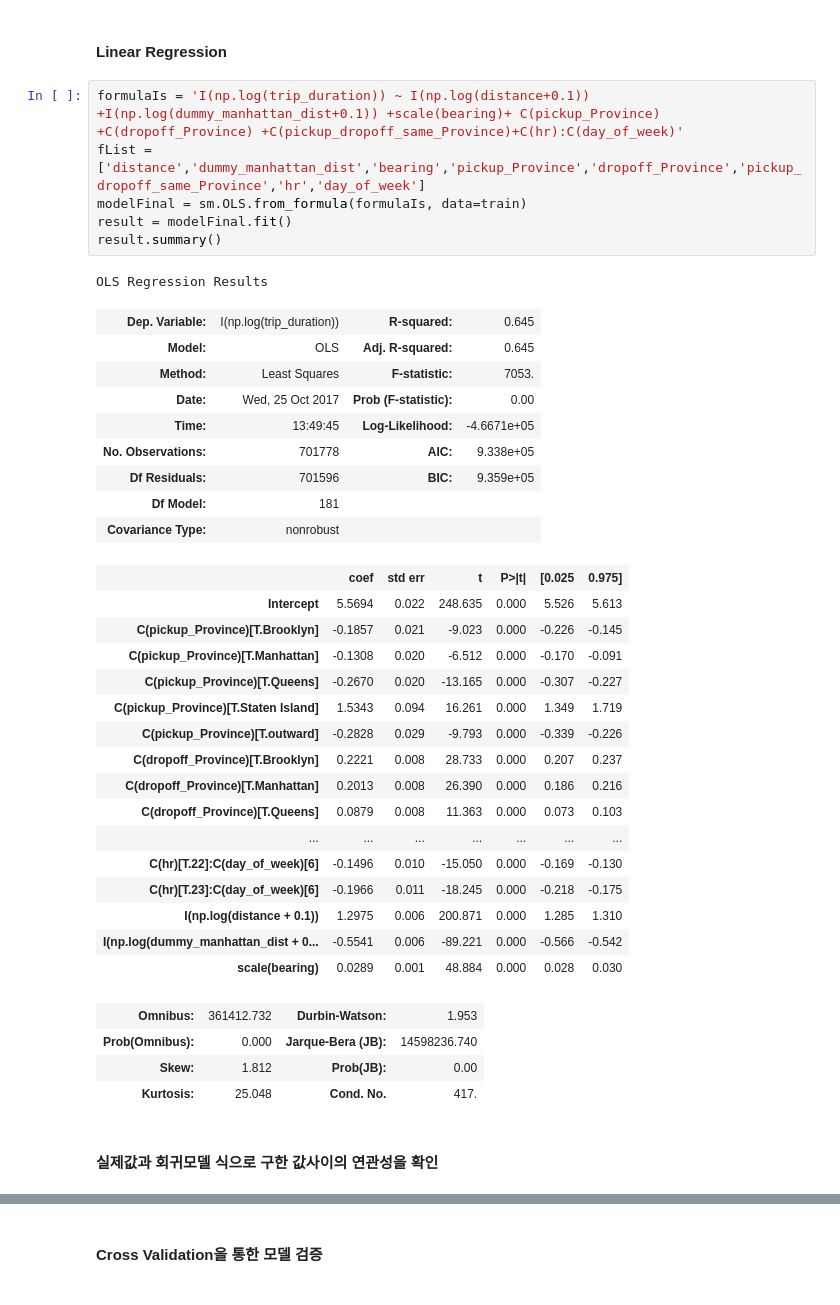
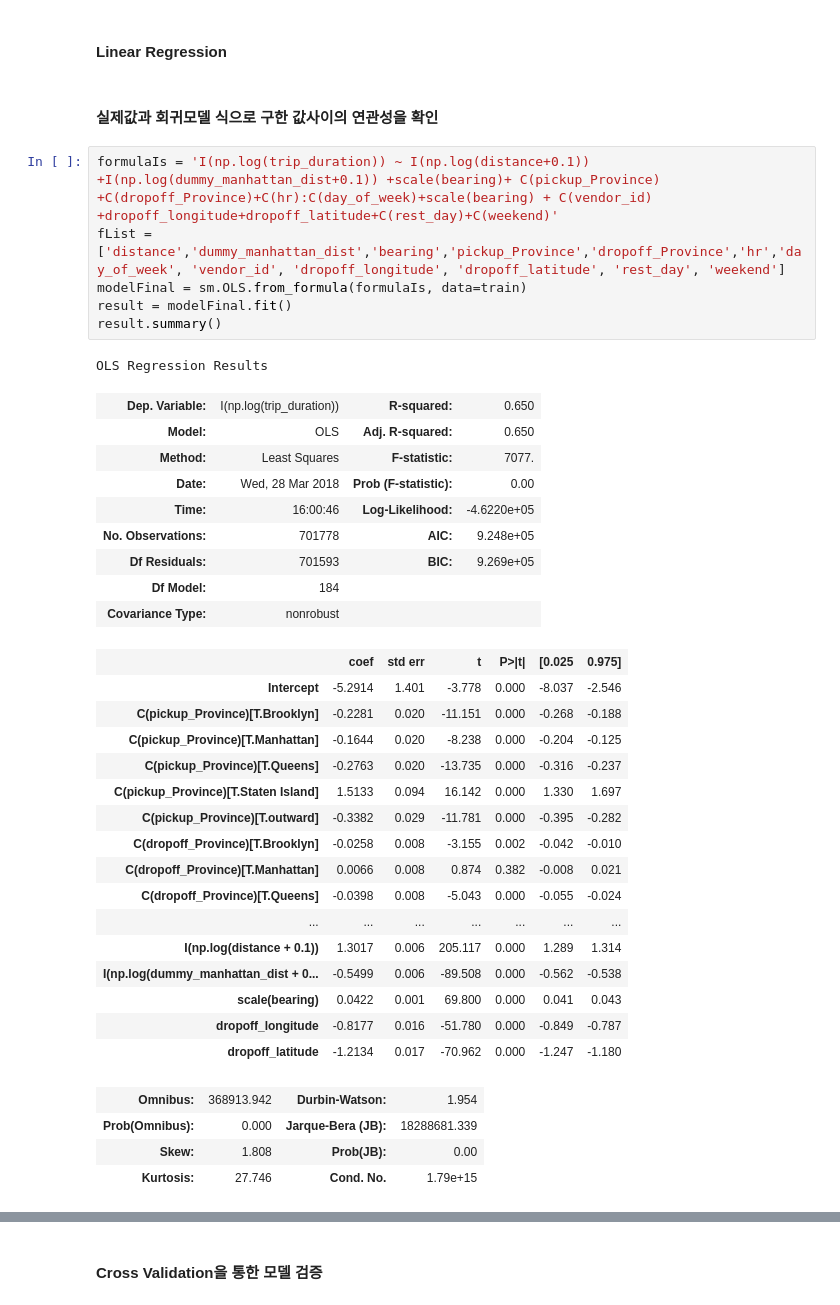
Before and after one commit to buenhyden/TeamProject_Linear_Regression, a Jupyter notebook: Linear_Regression_Analysis_Sigma_2nd.ipynb, the cells around one changed output, grey strips where cells are left out. Saved outputs shown, nothing was run; the diff lists cells and outputs as text.

```diff
--- a/Linear_Regression_Analysis_Sigma_2nd.ipynb
+++ b/Linear_Regression_Analysis_Sigma_2nd.ipynb
@@ -86,44 +71,44 @@ sm.stats.anova_lm(result1, typ=2)
 # %% [markdown]
 #### Linear Regression
-# %%
-formulaIs = 'I(np.log(trip_duration)) ~ I(np.log(distance+0.1)) +I(np.log(dummy_manhattan_dist+0.1)) +scale(bearing)+ C(pickup_Province) +C(dropoff_Province) +C(pickup_dropoff_same_Province)+C(hr):C(day_of_week)'
-fList = ['distance','dummy_manhattan_dist','bearing','pickup_Province','dropoff_Province','pickup_dropoff_same_Province','hr','day_of_week']
-modelFinal = sm.OLS.from_formula(formulaIs, data=train)
-result = modelFinal.fit()
-result.summary()
-# %% [output]
-OLS Regression Results
-| Dep. Variable: | I(np.log(trip_duration)) | R-squared: | 0.645 |
-| Model: | OLS | Adj. R-squared: | 0.645 |
-| Method: | Least Squares | F-statistic: | 7053. |
-| Date: | Wed, 25 Oct 2017 | Prob (F-statistic): | 0.00 |
-| Time: | 13:49:45 | Log-Likelihood: | -4.6671e+05 |
-| No. Observations: | 701778 | AIC: | 9.338e+05 |
-| Df Residuals: | 701596 | BIC: | 9.359e+05 |
-| Df Model: | 181 |  |  |
-| Covariance Type: | nonrobust |  |  |
-|  | coef | std err | t | P>|t| | [0.025 | 0.975] |
-| Intercept | 5.5694 | 0.022 | 248.635 | 0.000 | 5.526 | 5.613 |
-| C(pickup_Province)[T.Brooklyn] | -0.1857 | 0.021 | -9.023 | 0.000 | -0.226 | -0.145 |
-| C(pickup_Province)[T.Manhattan] | -0.1308 | 0.020 | -6.512 | 0.000 | -0.170 | -0.091 |
-| C(pickup_Province)[T.Queens] | -0.2670 | 0.020 | -13.165 | 0.000 | -0.307 | -0.227 |
-| C(pickup_Province)[T.Staten Island] | 1.5343 | 0.094 | 16.261 | 0.000 | 1.349 | 1.719 |
-| C(pickup_Province)[T.outward] | -0.2828 | 0.029 | -9.793 | 0.000 | -0.339 | -0.226 |
-| C(dropoff_Province)[T.Brooklyn] | 0.2221 | 0.008 | 28.733 | 0.000 | 0.207 | 0.237 |
-| C(dropoff_Province)[T.Manhattan] | 0.2013 | 0.008 | 26.390 | 0.000 | 0.186 | 0.216 |
-| C(dropoff_Province)[T.Queens] | 0.0879 | 0.008 | 11.363 | 0.000 | 0.073 | 0.103 |
-| ... | ... | ... | ... | ... | ... | ... |
-| C(hr)[T.22]:C(day_of_week)[6] | -0.1496 | 0.010 | -15.050 | 0.000 | -0.169 | -0.130 |
-| C(hr)[T.23]:C(day_of_week)[6] | -0.1966 | 0.011 | -18.245 | 0.000 | -0.218 | -0.175 |
-| I(np.log(distance + 0.1)) | 1.2975 | 0.006 | 200.871 | 0.000 | 1.285 | 1.310 |
-| I(np.log(dummy_manhattan_dist + 0... | -0.5541 | 0.006 | -89.221 | 0.000 | -0.566 | -0.542 |
-| scale(bearing) | 0.0289 | 0.001 | 48.884 | 0.000 | 0.028 | 0.030 |
-| Omnibus: | 361412.732 | Durbin-Watson: | 1.953 |
-| Prob(Omnibus): | 0.000 | Jarque-Bera (JB): | 14598236.740 |
-| Skew: | 1.812 | Prob(JB): | 0.00 |
-| Kurtosis: | 25.048 | Cond. No. | 417. |
 # %% [markdown]
 #### 실제값과 회귀모델 식으로 구한 값사이의 연관성을 확인
+# %%
+formulaIs = 'I(np.log(trip_duration)) ~ I(np.log(distance+0.1)) +I(np.log(dummy_manhattan_dist+0.1)) +scale(bearing)+ C(pickup_Province) +C(dropoff_Province)+C(hr):C(day_of_week)+scale(bearing) + C(vendor_id) +dropoff_longitude+dropoff_latitude+C(rest_day)+C(weekend)'
+fList = ['distance','dummy_manhattan_dist','bearing','pickup_Province','dropoff_Province','hr','day_of_week', 'vendor_id', 'dropoff_longitude', 'dropoff_latitude', 'rest_day', 'weekend']
+modelFinal = sm.OLS.from_formula(formulaIs, data=train)
+result = modelFinal.fit()
+result.summary()
+# %% [output]
+OLS Regression Results
+| Dep. Variable: | I(np.log(trip_duration)) | R-squared: | 0.650 |
+| Model: | OLS | Adj. R-squared: | 0.650 |
+| Method: | Least Squares | F-statistic: | 7077. |
+| Date: | Wed, 28 Mar 2018 | Prob (F-statistic): | 0.00 |
+| Time: | 16:00:46 | Log-Likelihood: | -4.6220e+05 |
+| No. Observations: | 701778 | AIC: | 9.248e+05 |
+| Df Residuals: | 701593 | BIC: | 9.269e+05 |
+| Df Model: | 184 |  |  |
+| Covariance Type: | nonrobust |  |  |
+|  | coef | std err | t | P>|t| | [0.025 | 0.975] |
+| Intercept | -5.2914 | 1.401 | -3.778 | 0.000 | -8.037 | -2.546 |
+| C(pickup_Province)[T.Brooklyn] | -0.2281 | 0.020 | -11.151 | 0.000 | -0.268 | -0.188 |
+| C(pickup_Province)[T.Manhattan] | -0.1644 | 0.020 | -8.238 | 0.000 | -0.204 | -0.125 |
+| C(pickup_Province)[T.Queens] | -0.2763 | 0.020 | -13.735 | 0.000 | -0.316 | -0.237 |
+| C(pickup_Province)[T.Staten Island] | 1.5133 | 0.094 | 16.142 | 0.000 | 1.330 | 1.697 |
+| C(pickup_Province)[T.outward] | -0.3382 | 0.029 | -11.781 | 0.000 | -0.395 | -0.282 |
+| C(dropoff_Province)[T.Brooklyn] | -0.0258 | 0.008 | -3.155 | 0.002 | -0.042 | -0.010 |
+| C(dropoff_Province)[T.Manhattan] | 0.0066 | 0.008 | 0.874 | 0.382 | -0.008 | 0.021 |
+| C(dropoff_Province)[T.Queens] | -0.0398 | 0.008 | -5.043 | 0.000 | -0.055 | -0.024 |
+| ... | ... | ... | ... | ... | ... | ... |
+| I(np.log(distance + 0.1)) | 1.3017 | 0.006 | 205.117 | 0.000 | 1.289 | 1.314 |
+| I(np.log(dummy_manhattan_dist + 0... | -0.5499 | 0.006 | -89.508 | 0.000 | -0.562 | -0.538 |
+| scale(bearing) | 0.0422 | 0.001 | 69.800 | 0.000 | 0.041 | 0.043 |
+| dropoff_longitude | -0.8177 | 0.016 | -51.780 | 0.000 | -0.849 | -0.787 |
+| dropoff_latitude | -1.2134 | 0.017 | -70.962 | 0.000 | -1.247 | -1.180 |
+| Omnibus: | 368913.942 | Durbin-Watson: | 1.954 |
+| Prob(Omnibus): | 0.000 | Jarque-Bera (JB): | 18288681.339 |
+| Skew: | 1.808 | Prob(JB): | 0.00 |
+| Kurtosis: | 27.746 | Cond. No. | 1.79e+15 |
 # %%
 y_new = result.predict(train[fList])
 y = train.apply(lambda x:np.log(x.trip_duration),axis=1)
```
Also changed, not shown: parts of 19 cells of this notebook, 1 other file.
